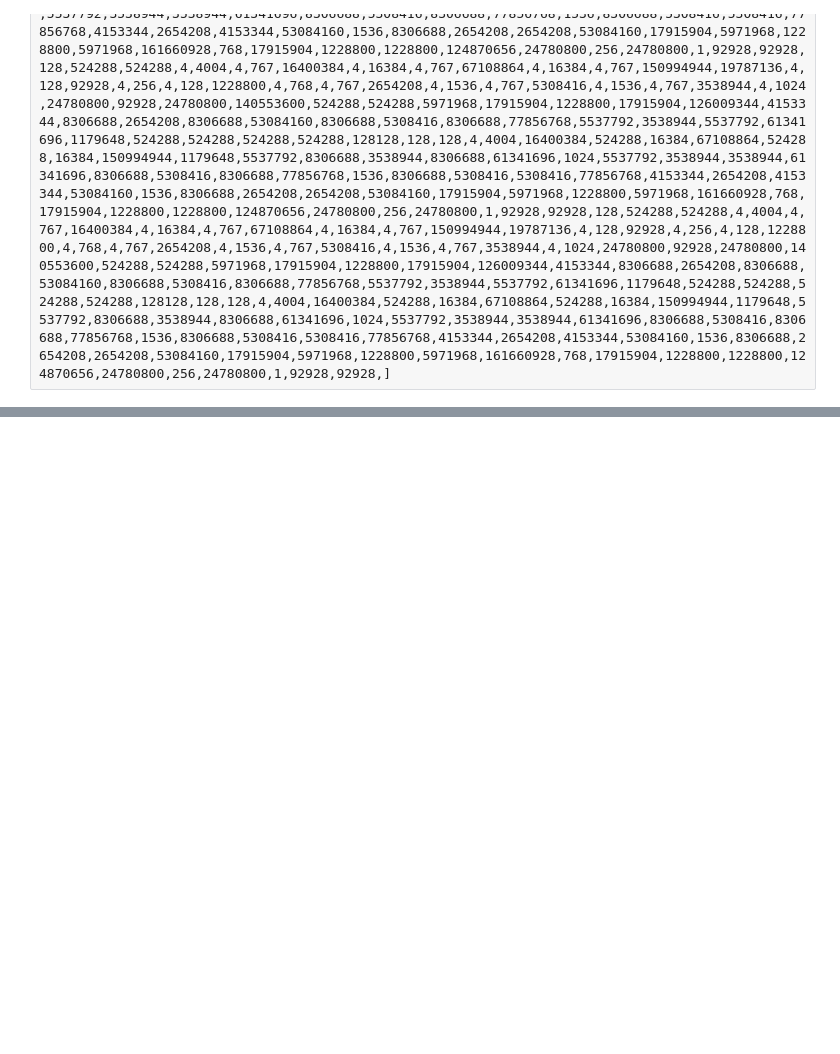
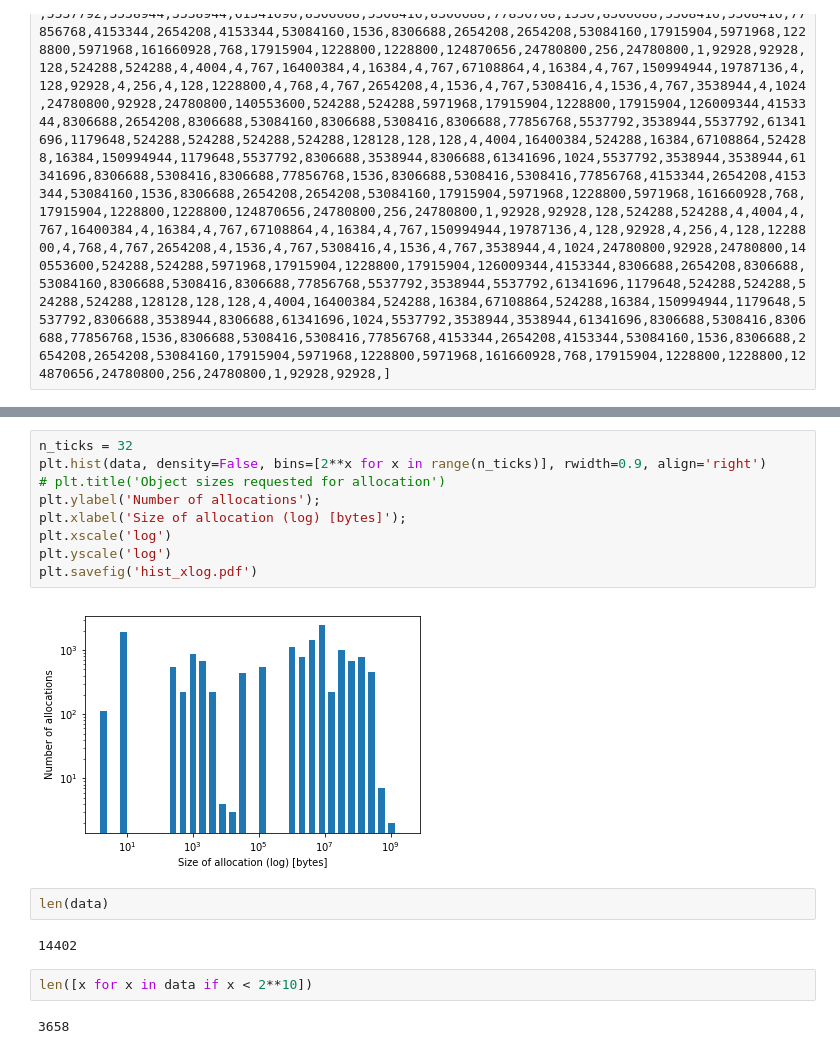
Before and after one commit to EWouters/II2202-Research-Methodology-and-Scientific-Writing---Report, a Jupyter notebook: Quantitative_Python/Plots.ipynb, the cells around one changed output, grey strips where cells are left out. Drawn from its saved outputs; the diff is of its cells as text; blank space fills up the shorter version.

```diff
--- a/Quantitative_Python/Plots.ipynb
+++ b/Quantitative_Python/Plots.ipynb
@@ -70,0 +50,19 @@ plt.savefig('histogram.pdf')
+# %%
+n_ticks = 32
+plt.hist(data, density=False, bins=[2**x for x in range(n_ticks)], rwidth=0.9, align='right')
+# plt.title('Object sizes requested for allocation')
+plt.ylabel('Number of allocations');
+plt.xlabel('Size of allocation (log) [bytes]');
+plt.xscale('log')
+plt.yscale('log')
+plt.savefig('hist_xlog.pdf')
+# %% [output]
+[figure, added]
+# %%
+len(data)
+# %% [output]
+14402
+# %%
+len([x for x in data if x < 2**10])
+# %% [output]
+3658
```
Also changed, not shown: parts of 8 cells of this notebook, 7 other files.
